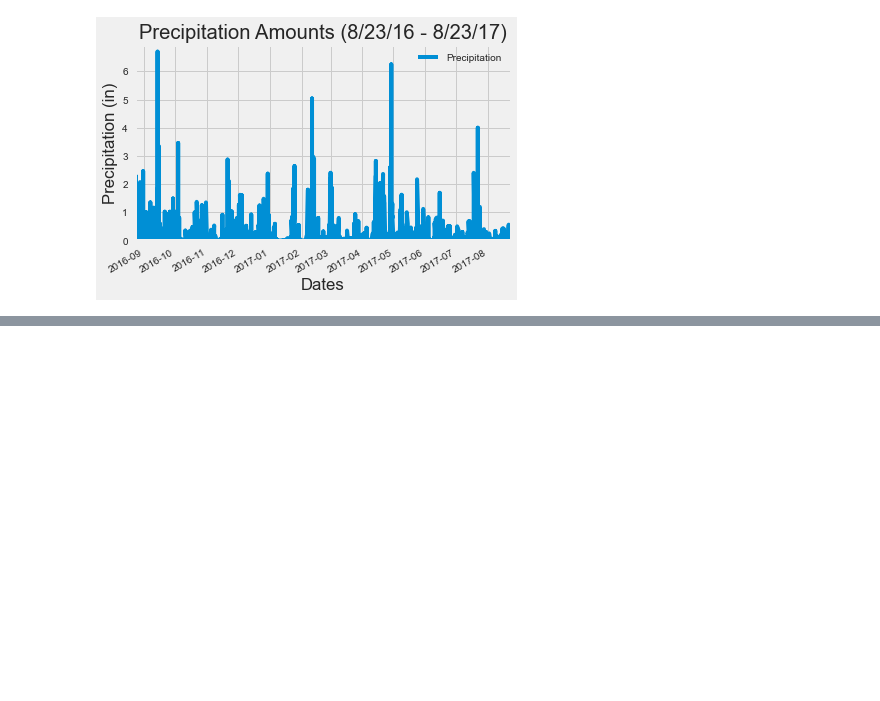
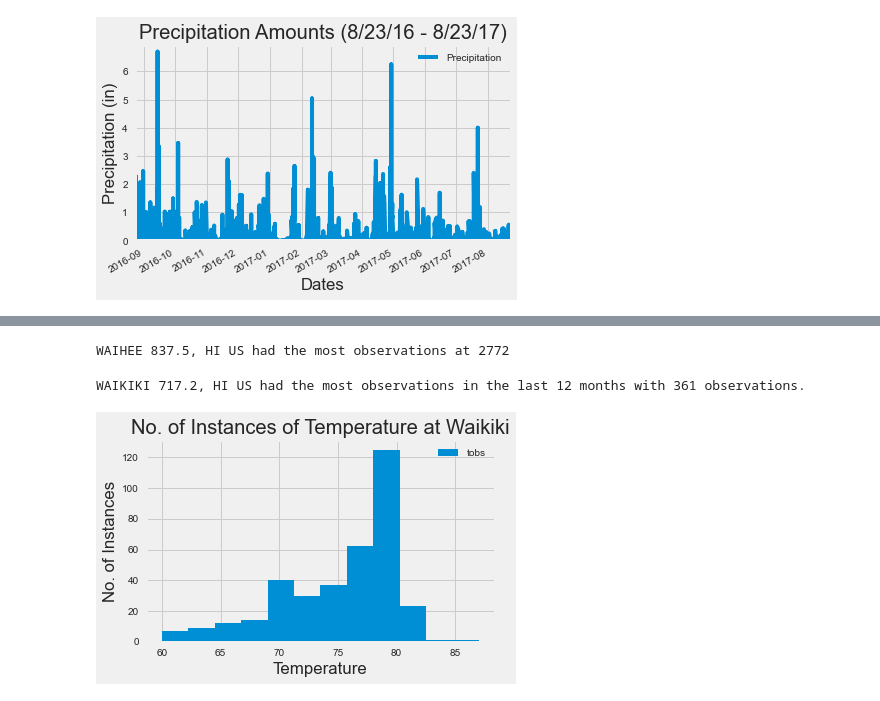
Before and after one commit to derrikdennis/sqlalchemy-challenge, a Jupyter notebook: climate.ipynb, the cells around one changed output, grey strips where cells are left out. Drawn from its saved outputs; the diff is of its cells as text; code cells hidden in the pictures; blank space fills up the shorter version.

```diff
--- a/climate.ipynb
+++ b/climate.ipynb
@@ -176,0 +208,13 @@ plt.savefig('results/precipitation.png')
+# %%
+by_station_count=session.query(Measurement,
+                               Measurement.station,
+                               Station.name,
+                               func.count(Measurement.station).label('station_count')).\
+                    join(Station, Measurement.station==Station.station).\
+                    group_by(Measurement.station).\
+                    order_by(func.count(Measurement.station).desc()).\
+                    all()
+
+
+for row in by_station_count:
+    print(f"{row.station_count} observations were made at {row.name}")
@@ -176,0 +231,53 @@ plt.savefig('results/precipitation.png')
+# %%
+top_station_count=session.query(Measurement,
+                               Measurement.station,
+                               Station.name,
+                               func.count(Measurement.station).label('station_count')).\
+                    join(Station, Measurement.station==Station.station).\
+                    group_by(Measurement.station).\
+                    order_by(func.count(Measurement.station).desc()).\
+                    first()
+print(f"{top_station_count.name} had the most observations at {top_station_count.station_count}")
+# %% [output]
+WAIHEE 837.5, HI US had the most observations at 2772
+# %%
+last12_top_sta_count=session.query(Measurement,
+                                   Measurement.station,
+                                   Station.name,
+                                   func.count(Measurement.station).label('station_count')).\
+                    join(Station, Measurement.station==Station.station).\
+                    filter(Measurement.date.between(startdate,lastdate)).\
+                    group_by(Measurement.station).\
+                    order_by(func.count(Measurement.station).desc()).\
+                    first()
+
+print(f"{last12_top_sta_count.name} had the most observations in the last 12 months with {last12_top_sta_count.station_count} observations.")
+# %% [output]
+WAIKIKI 717.2, HI US had the most observations in the last 12 months with 361 observations.
+# %%
+subquery = session.query(Station.station).filter(Station.name.like('%WAIKIKI%')).subquery()
+waikiki_last_year = session.query(Measurement).\
+                    filter(Measurement.station.in_(subquery)).\
+                    filter(Measurement.date.between(startdate,lastdate))
+# %%
+tobs = []
+for row in waikiki_last_year:
+    tobs.append(row.tobs)
+# %%
+from matplotlib import colors
+from matplotlib.ticker import PercentFormatter
+
+fig,ax = plt.subplots(tight_layout=True, sharey=True)
+
+ax.hist(tobs,bins=12,label='tobs')
+
+
+ax.set_xlabel('Temperature')
+ax.set_ylabel('No. of Instances')
+ax.set_title('No. of Instances of Temperature at Waikiki')
+
+ax.legend()
+
+plt.show()
+# %% [output]
+[figure, added]
```
Also changed, not shown: parts of 21 cells of this notebook.
